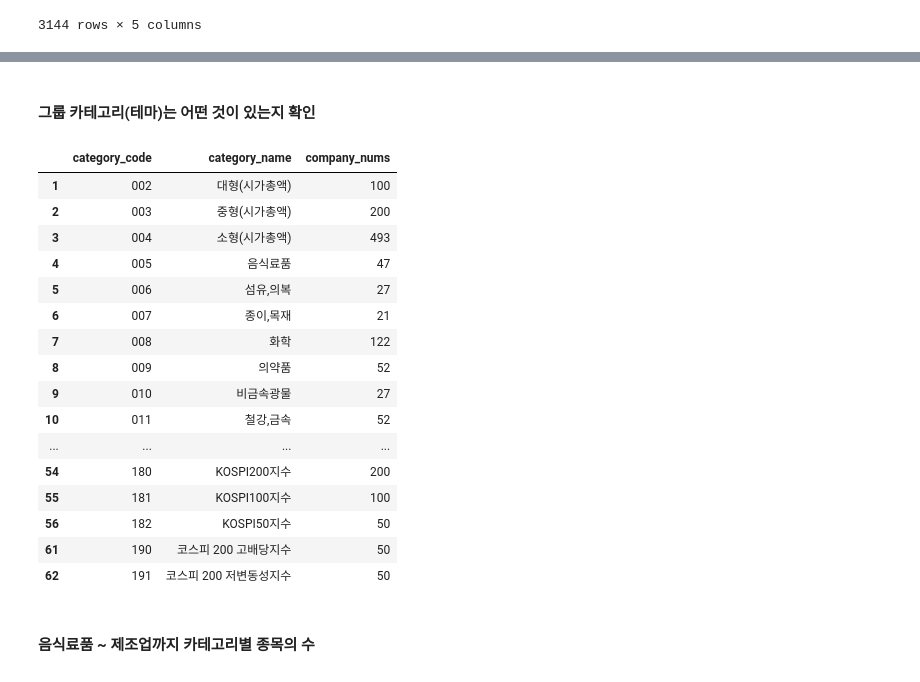
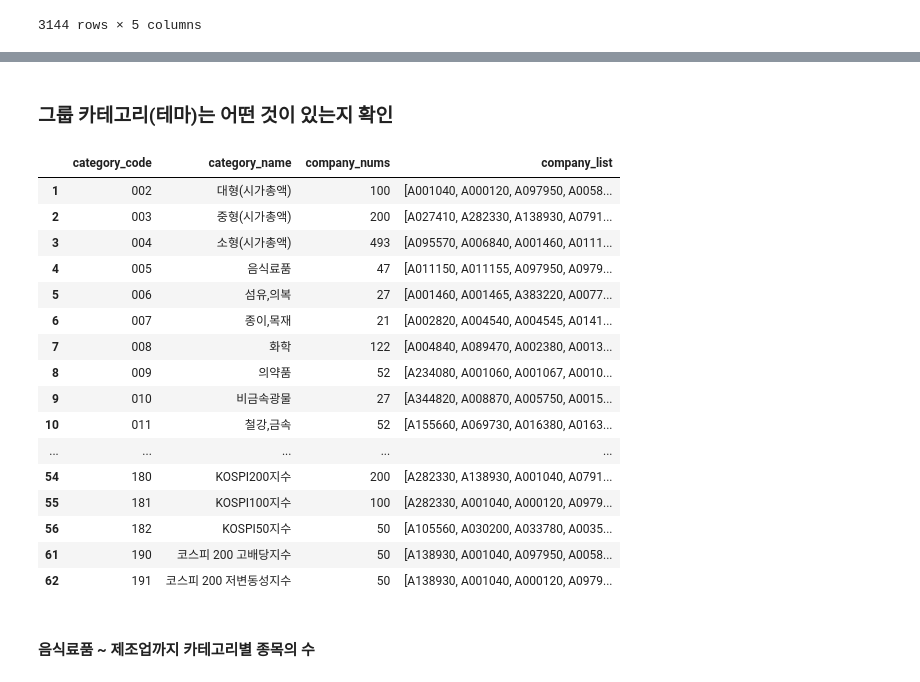
Before and after one commit to Stock-Recommandation-System-based-on-AI/stock_data, a Jupyter notebook: stock_data_api.ipynb, the cells around one changed output, grey strips where cells are left out. Saved outputs shown, nothing was run; the diff lists cells and outputs as text; code cells hidden in the pictures.

Commit message:
edited stock_data_api / added data

```diff
--- a/stock_data_api.ipynb
+++ b/stock_data_api.ipynb
@@ -143,33 +496,35 @@ stockitems
 # %% [markdown]
-#### 그룹 카테고리(테마)는 어떤 것이 있는지 확인
+### 그룹 카테고리(테마)는 어떤 것이 있는지 확인
 # %%
-group_list = instCpCodeMgr.GetIndustryList ()
-category_info = pd.DataFrame(columns=["category_code", "category_name", "company_nums"])
+group_list = instCpCodeMgr.GetIndustryList()
+category_info = pd.DataFrame(columns=["category_code", "category_name", "company_nums", "company_list"])
 for group in group_list:
     company_list = instCpCodeMgr.GetGroupCodeList(group)
     category_info = category_info.append({"category_code": group,
                                           "category_name": instCpCodeMgr.GetGroupName(group),
-                                          "company_nums": len(company_list)
+                                          "company_nums": len(company_list),
+                                          "company_list": list(company_list)
                                          }, ignore_index=True)
-category_info[category_info.company_nums != 0]
+category_info = category_info[category_info.company_nums != 0]
+category_info
 # %% [output]
-|  | category_code | category_name | company_nums |
-| 1 | 002 | 대형(시가총액) | 100 |
-| 2 | 003 | 중형(시가총액) | 200 |
-| 3 | 004 | 소형(시가총액) | 493 |
-| 4 | 005 | 음식료품 | 47 |
-| 5 | 006 | 섬유,의복 | 27 |
-| 6 | 007 | 종이,목재 | 21 |
-| 7 | 008 | 화학 | 122 |
-| 8 | 009 | 의약품 | 52 |
-| 9 | 010 | 비금속광물 | 27 |
-| 10 | 011 | 철강,금속 | 52 |
-| ... | ... | ... | ... |
-| 54 | 180 | KOSPI200지수 | 200 |
-| 55 | 181 | KOSPI100지수 | 100 |
-| 56 | 182 | KOSPI50지수 | 50 |
-| 61 | 190 | 코스피 200 고배당지수 | 50 |
-| 62 | 191 | 코스피 200 저변동성지수 | 50 |
+|  | category_code | category_name | company_nums | company_list |
+| 1 | 002 | 대형(시가총액) | 100 | [A001040, A000120, A097950, A0058... |
+| 2 | 003 | 중형(시가총액) | 200 | [A027410, A282330, A138930, A0791... |
+| 3 | 004 | 소형(시가총액) | 493 | [A095570, A006840, A001460, A0111... |
+| 4 | 005 | 음식료품 | 47 | [A011150, A011155, A097950, A0979... |
+| 5 | 006 | 섬유,의복 | 27 | [A001460, A001465, A383220, A0077... |
+| 6 | 007 | 종이,목재 | 21 | [A002820, A004540, A004545, A0141... |
+| 7 | 008 | 화학 | 122 | [A004840, A089470, A002380, A0013... |
+| 8 | 009 | 의약품 | 52 | [A234080, A001060, A001067, A0010... |
+| 9 | 010 | 비금속광물 | 27 | [A344820, A008870, A005750, A0015... |
+| 10 | 011 | 철강,금속 | 52 | [A155660, A069730, A016380, A0163... |
+| ... | ... | ... | ... | ... |
+| 54 | 180 | KOSPI200지수 | 200 | [A282330, A138930, A001040, A0791... |
+| 55 | 181 | KOSPI100지수 | 100 | [A282330, A001040, A000120, A0979... |
+| 56 | 182 | KOSPI50지수 | 50 | [A105560, A030200, A033780, A0035... |
+| 61 | 190 | 코스피 200 고배당지수 | 50 | [A138930, A001040, A097950, A0058... |
+| 62 | 191 | 코스피 200 저변동성지수 | 50 | [A138930, A001040, A000120, A0979... |
 # %% [markdown]
 #### 음식료품 ~ 제조업까지 카테고리별 종목의 수
 # %%
```
Also changed, not shown: parts of 35 cells of this notebook, 11 other files.
